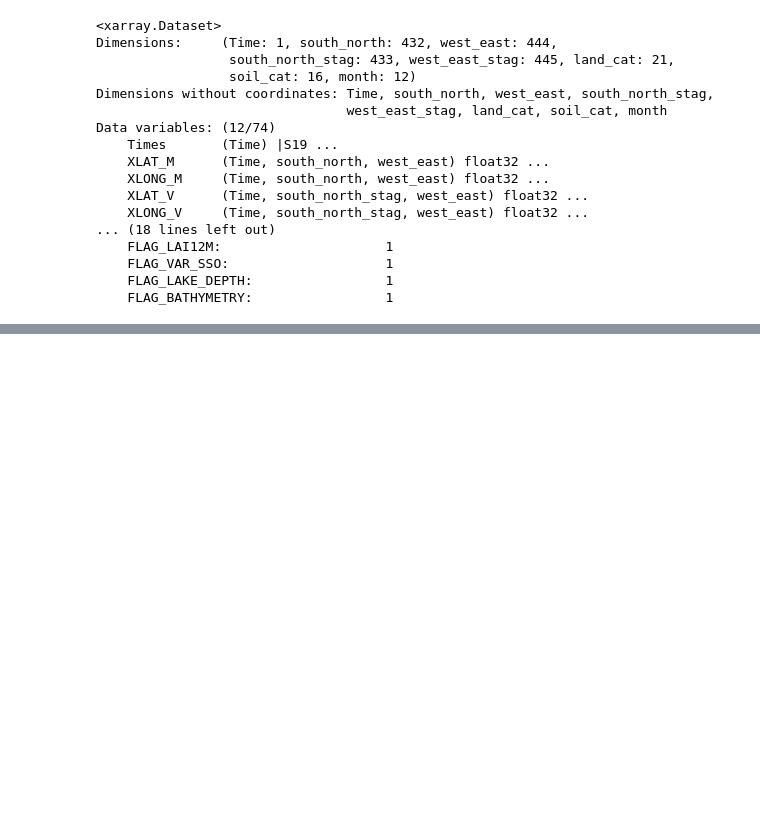
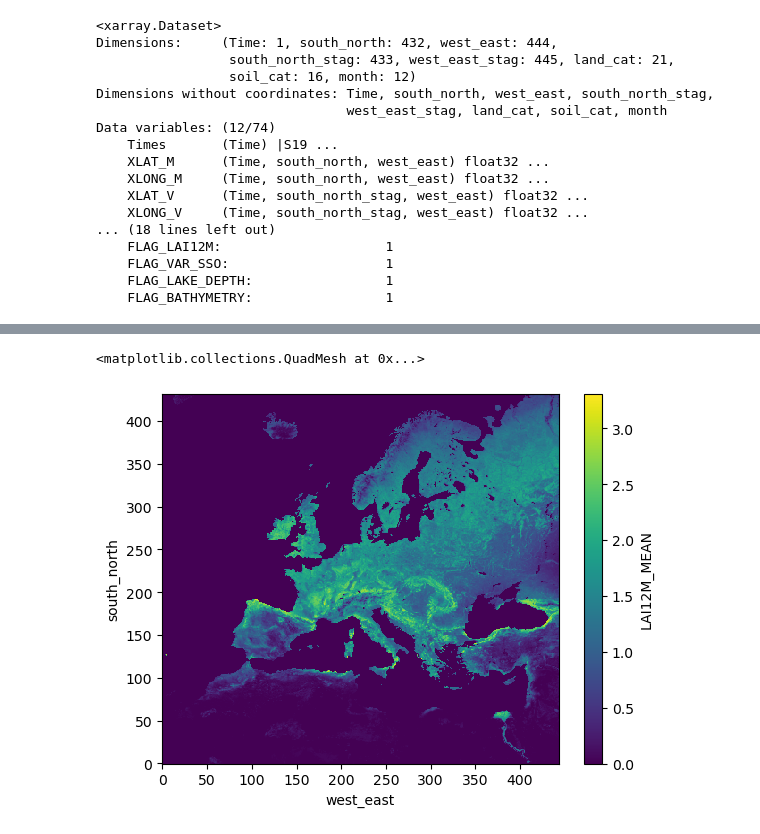
Before and after one commit to sierrapor/TFG, a Jupyter notebook: VegeTables.ipynb, the cells around one changed output, grey strips where cells are left out. Drawn from its saved outputs; the diff is of its cells as text; code cells hidden in the pictures; blank space fills up the shorter version.

```diff
--- a/VegeTables.ipynb
+++ b/VegeTables.ipynb
@@ -156,0 +151,12 @@ len(df.index)
+# %%
+lai_mean = ds['LAI12M'][:,0,:,:].to_numpy()
+for i in range(11):
+    lai = ds['LAI12M'][:,i+1,:,:].to_numpy()
+    lai_mean += lai
+lai_mean = lai_mean/12
+lai_mean.reshape(1, 432, 444)
+ds['LAI12M_MEAN'] =xr.DataArray(lai_mean, dims=['Time', 'south_north', 'west_east'])
+ds['LAI12M_MEAN'][0,:,:].plot()
+# %% [output]
+<matplotlib.collections.QuadMesh at 0x...>
+[figure, added]
```
Also changed, not shown: parts of 6 cells of this notebook.
